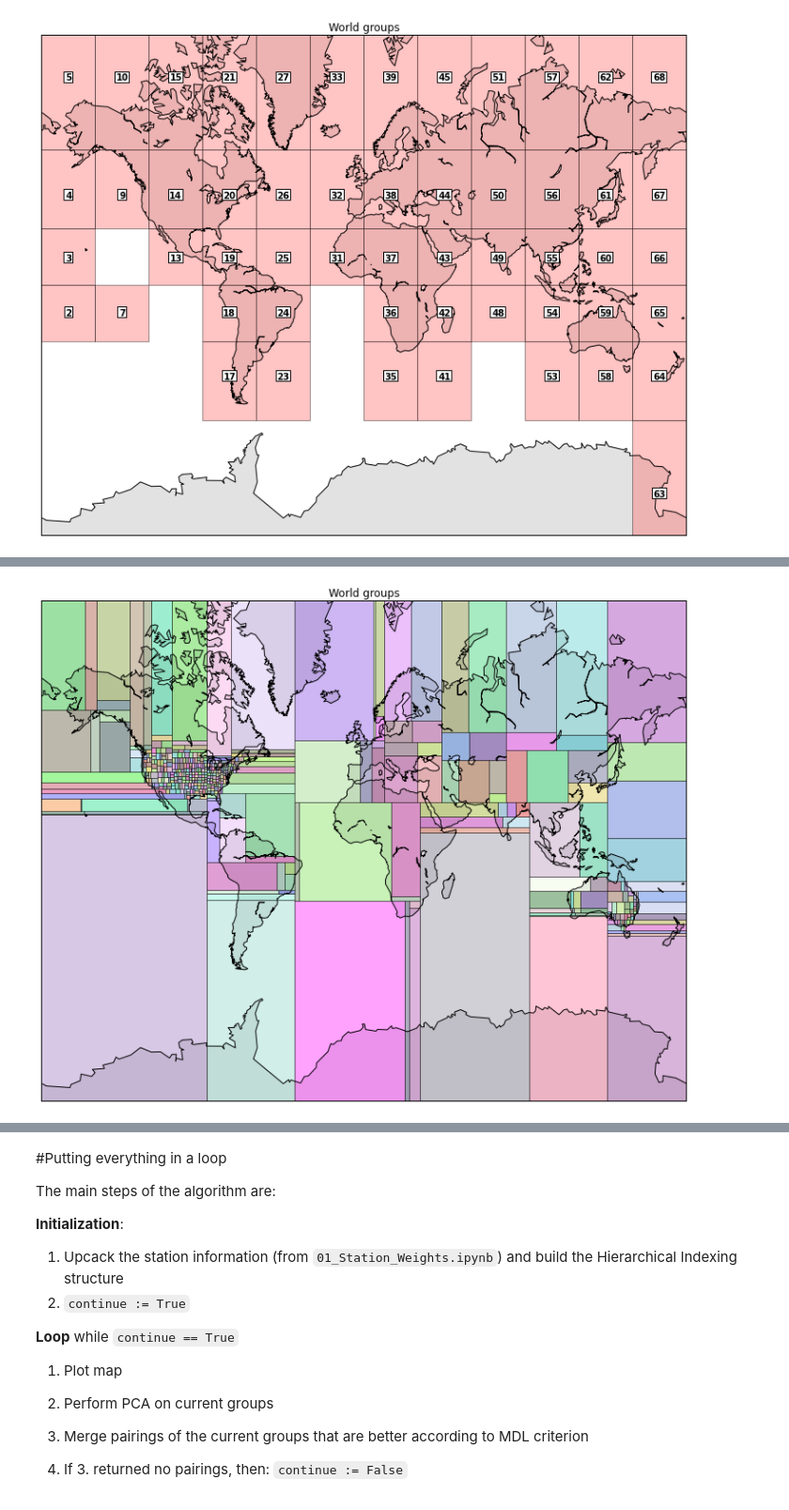
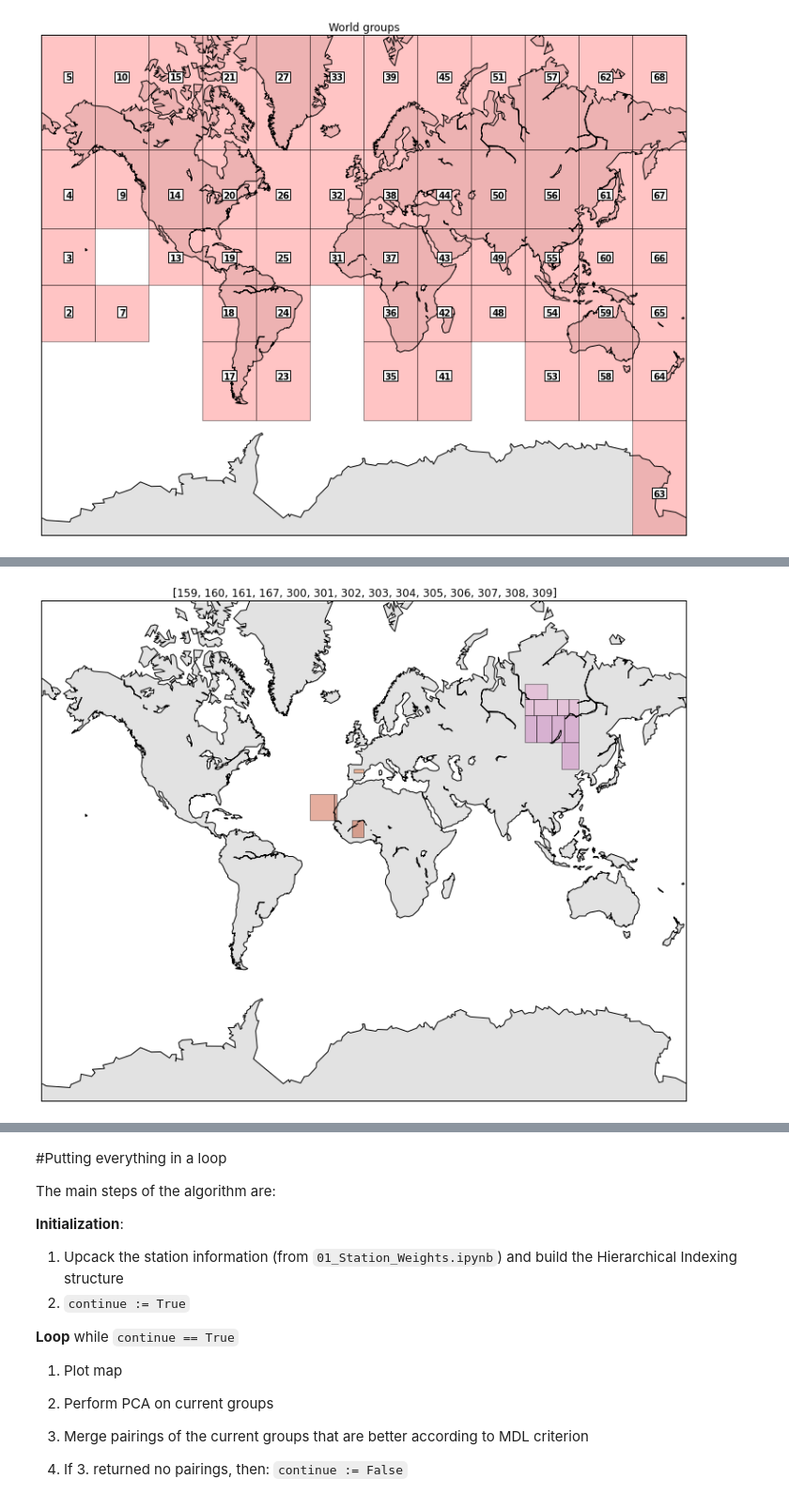
Before and after one commit to panagosg7/UCSD_BigData, a Jupyter notebook: notebooks/weather.mapreduce/05_Main.ipynb, the cells around one changed output, grey strips where cells are left out. Shown at 94% size. Drawn from its saved outputs; the diff is of its cells as text; code cells hidden in the pictures.

```diff
--- a/notebooks/weather.mapreduce/05_Main.ipynb
+++ b/notebooks/weather.mapreduce/05_Main.ipynb
@@ -128,4 +124,4 @@ groups.join(colors,on='c')
-# %%
-hi.plot_map()
-# %% [output]
-[figure, removed]
+# %%
+hi.plot_groups([159,160,161, 167] + range(300,310))
+# %% [output]
+[figure, added]
```
Also changed, not shown: parts of 25 cells of this notebook, 3 other files.
